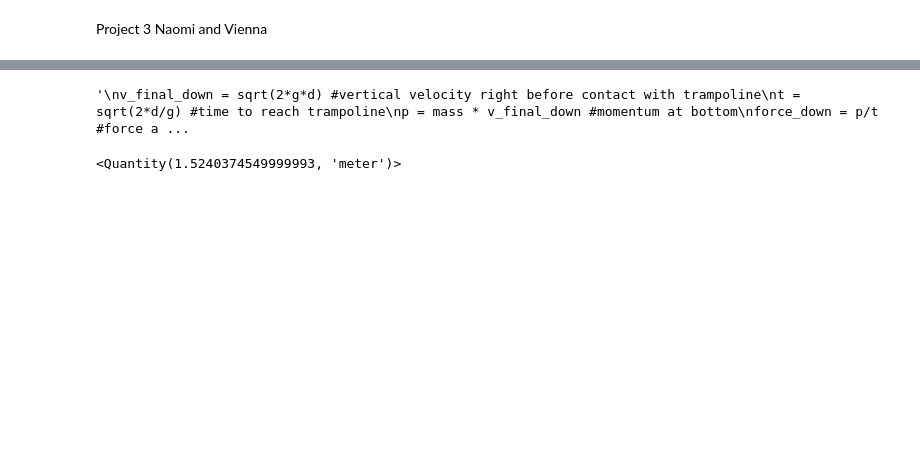
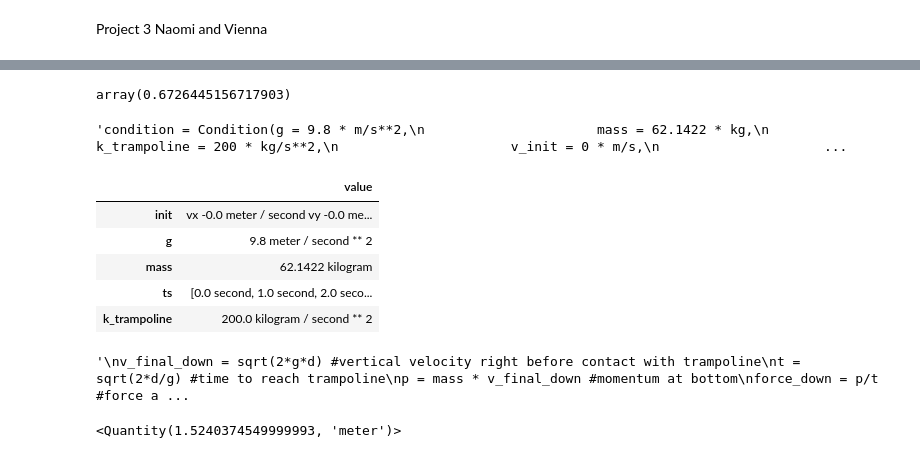
Before and after one commit to chiunaomi/Project-3, a Jupyter notebook: Pass No. 2-Vienna.ipynb, the cells around one changed output, grey strips where cells are left out. Drawn from its saved outputs; the diff is of its cells as text; code cells hidden in the pictures; blank space fills up the shorter version.

```diff
--- a/Pass No. 2-Vienna.ipynb
+++ b/Pass No. 2-Vienna.ipynb
@@ -23,0 +30,12 @@ v_init = 0 * m/s
+# %%
+ts = linrange(0, duration, 1)
+# %%
+system = System(init=init, g=g, ts=ts)
+# %%
+def slope_func(state, t, system):
+    y, v = state
+    unpack(system)
+    dydt = v
+    dvdt = -g
+
+    return dydt, dvdt
@@ -23,0 +46,2 @@ v_init = 0 * m/s
+# %%
+run_odeint(system, slope_func)
@@ -23,0 +76,13 @@ v_init = 0 * m/s
+# %%
+T_tramp #time that it takes to hit the trampoline
+# %% [output]
+array(0.6726445156717903)
+# %%
+'''condition = Condition(g = 9.8 * m/s**2,
+                      mass = 62.1422 * kg,
+                      k_trampoline = 200 * kg/s**2,
+                      v_init = 0 * m/s,
+                      angle = 270 * degree,
+                      duration = 100 * s)'''
+# %% [output]
+'condition = Condition(g = 9.8 * m/s**2,\n                      mass = 62.1422 * kg,\n                      k_trampoline = 200 * kg/s**2,\n                      v_init = 0 * m/s,\n                     ...
@@ -23,0 +97,10 @@ v_init = 0 * m/s
+# %%
+'''system = make_system(condition)
+system'''
+# %% [output]
+|  | value |
+| init | vx -0.0 meter / second vy -0.0 me... |
+| g | 9.8 meter / second ** 2 |
+| mass | 62.1422 kilogram |
+| ts | [0.0 second, 1.0 second, 2.0 seco... |
+| k_trampoline | 200.0 kilogram / second ** 2 |
```
Also changed, not shown: parts of 15 cells of this notebook.
